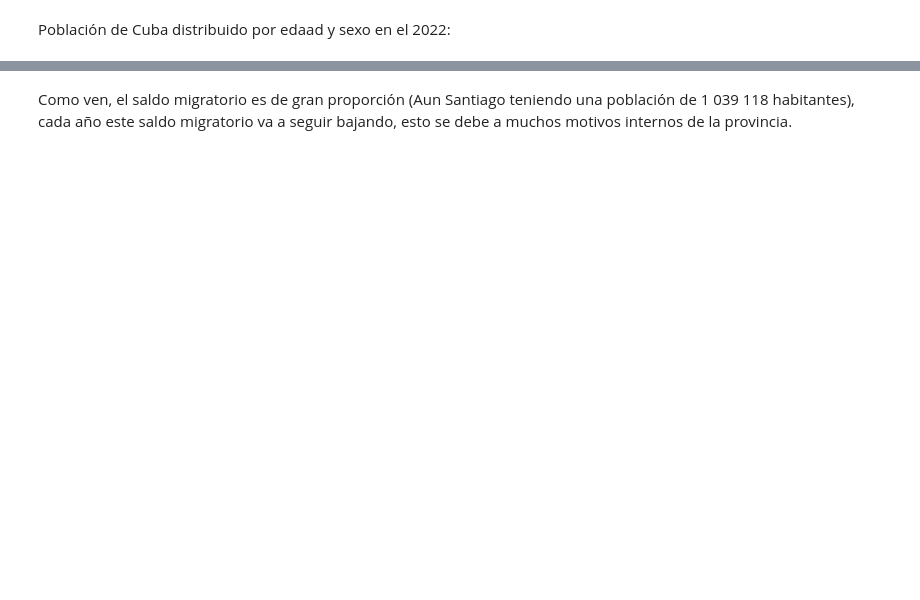
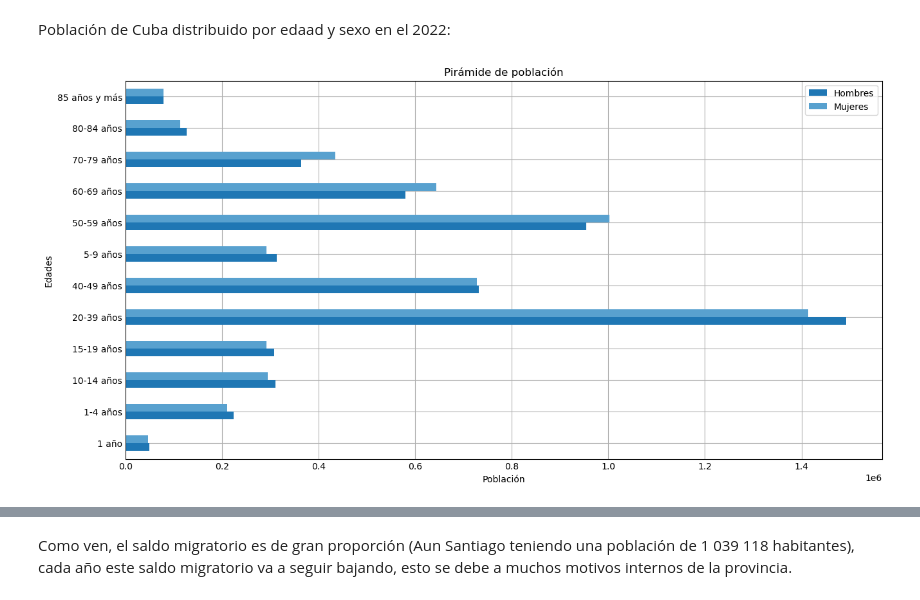
Before and after one commit to PFChangFan/El-problema-de-La-Capital-del-Caribe, a Jupyter notebook: pj.ipynb, the cells around one changed output, grey strips where cells are left out. Drawn from its saved outputs; the diff is of its cells as text; code cells hidden in the pictures; blank space fills up the shorter version.

```diff
--- a/pj.ipynb
+++ b/pj.ipynb
@@ -43,0 +30,19 @@ plt.show()
+# %%
+import pandas as pd
+import matplotlib.pyplot as plt
+
+df = pd.DataFrame({
+    'edades': ['1 año', '1-4 años', '5-9 años', '10-14 años', '15-19 años', '20-39 años', '40-49 años', '50-59 años', '60-69 años', '70-79 años', '80-84 años', '85 años y más'],
+    'hombres': [49711, 224711, 313711, 311207, 308340, 1492193, 731705, 954724, 579655, 364388, 126829, 78424],
+    'mujeres': [46805, 210470, 291809, 294070, 291486, 1413226, 727321, 1001779, 644246, 434444, 112907, 78424]
+})
+
+df.groupby(['edades'])[['hombres', 'mujeres']].sum().plot.barh(title='Pirámide de población', figsize=(12, 6))
+
+plt.xlabel('Población')
+plt.ylabel('Edades')
+plt.legend(['Hombres', 'Mujeres'])
+
+plt.show()
+# %% [output]
+[figure, added]
```
Also changed, not shown: parts of 24 cells of this notebook.
